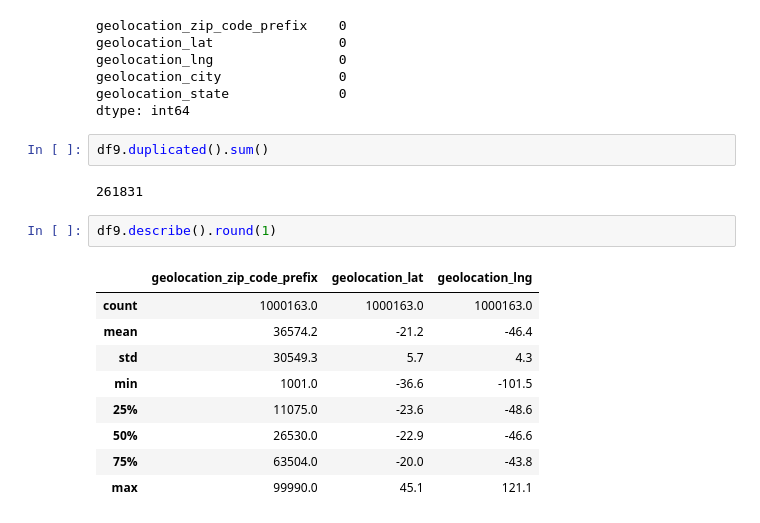
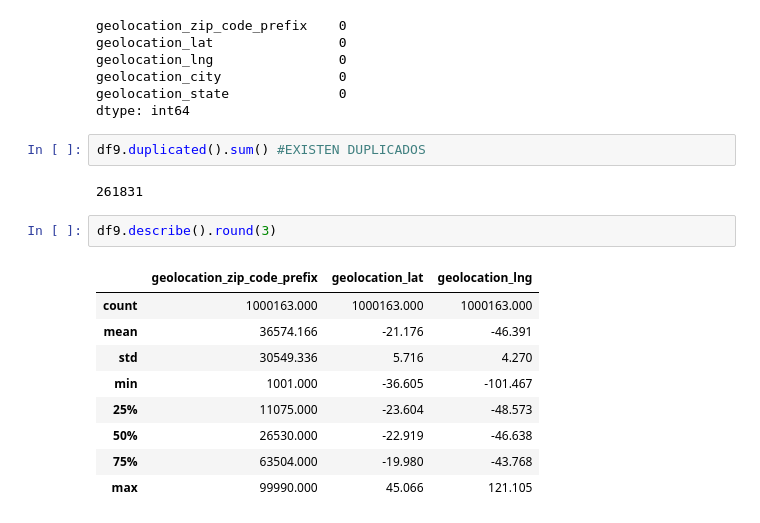
Before and after one commit to fabizap/Olist, a Jupyter notebook: BASES 7 Y 8 DE FABIAN.ipynb, the cells around one changed output. Saved outputs shown, nothing was run; the diff lists cells and outputs as text.

```diff
--- a/BASES 7 Y 8 DE FABIAN.ipynb
+++ b/BASES 7 Y 8 DE FABIAN.ipynb
@@ -185,18 +206,18 @@ geolocation_city               0
 geolocation_state              0
 dtype: int64
 # %%
-df9.duplicated().sum()
+df9.duplicated().sum() #EXISTEN DUPLICADOS
 # %% [output]
 261831
 # %%
-df9.describe().round(1)
+df9.describe().round(3)
 # %% [output]
 |  | geolocation_zip_code_prefix | geolocation_lat | geolocation_lng |
-| count | 1000163.0 | 1000163.0 | 1000163.0 |
-| mean | 36574.2 | -21.2 | -46.4 |
-| std | 30549.3 | 5.7 | 4.3 |
-| min | 1001.0 | -36.6 | -101.5 |
-| 25% | 11075.0 | -23.6 | -48.6 |
-| 50% | 26530.0 | -22.9 | -46.6 |
-| 75% | 63504.0 | -20.0 | -43.8 |
-| max | 99990.0 | 45.1 | 121.1 |
+| count | 1000163.000 | 1000163.000 | 1000163.000 |
+| mean | 36574.166 | -21.176 | -46.391 |
+| std | 30549.336 | 5.716 | 4.270 |
+| min | 1001.000 | -36.605 | -101.467 |
+| 25% | 11075.000 | -23.604 | -48.573 |
+| 50% | 26530.000 | -22.919 | -46.638 |
+| 75% | 63504.000 | -19.980 | -43.768 |
+| max | 99990.000 | 45.066 | 121.105 |
```
Also changed, not shown: parts of 4 cells of this notebook.
